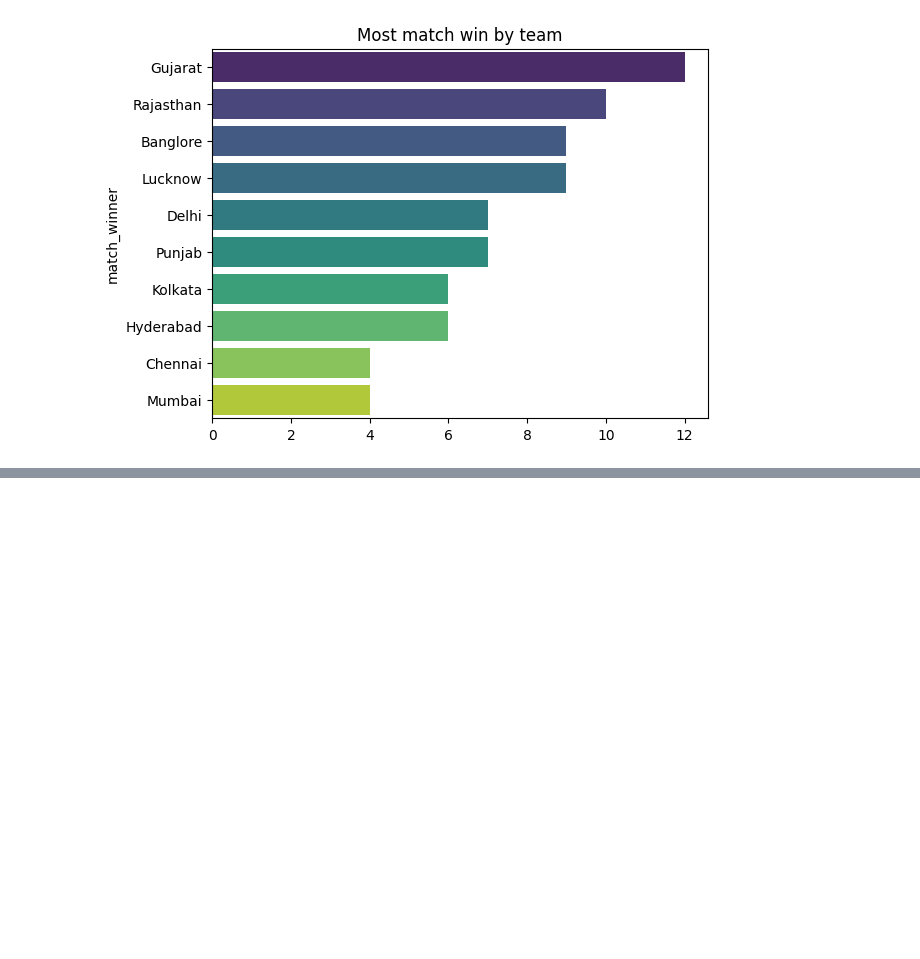
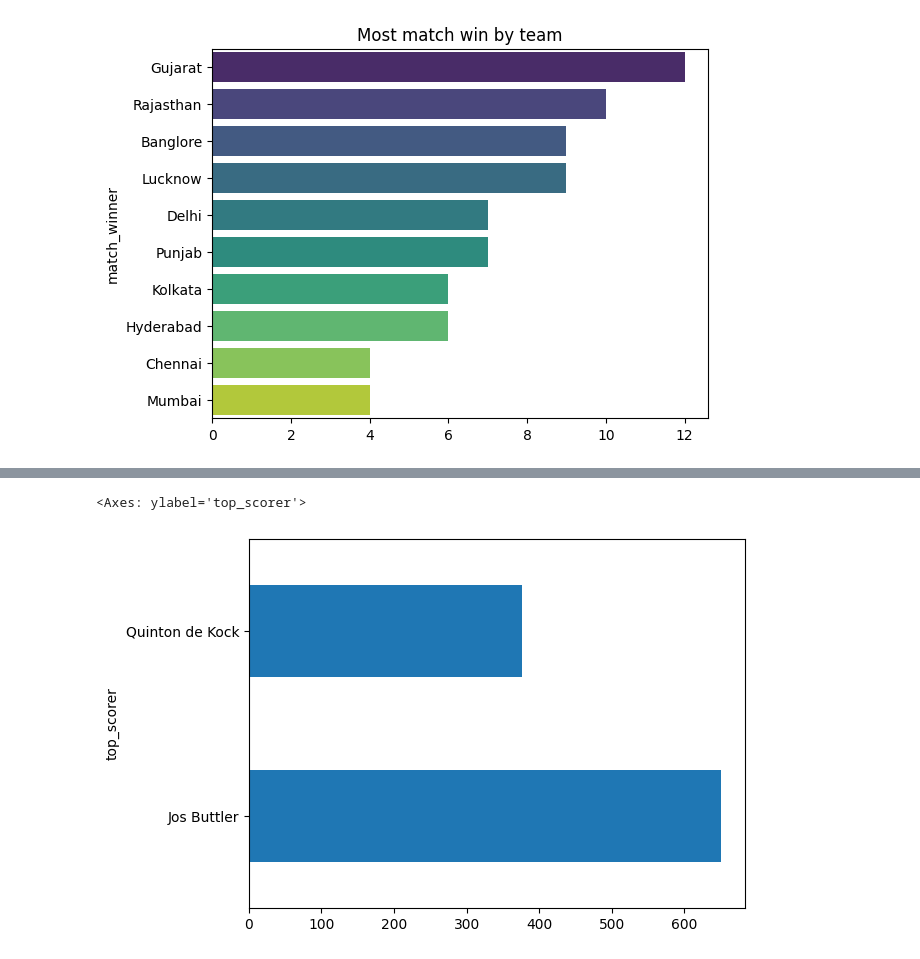
Before and after one commit to iamahnaf/Data-Science-Practice, a Jupyter notebook: capstone/ipl_captsone_project.ipynb, the cells around one changed output, grey strips where cells are left out. Saved outputs shown, nothing was run; the diff lists cells and outputs as text; code cells hidden in the pictures; blank space fills up the shorter version.

```diff
--- a/capstone/ipl_captsone_project.ipynb
+++ b/capstone/ipl_captsone_project.ipynb
@@ -92,0 +148,5 @@ Text(0.5, 1.0, 'Most match win by team')
+# %%
+high.plot(kind='barh')
+# %% [output]
+<Axes: ylabel='top_scorer'>
+[figure, added]
```
Also changed, not shown: parts of 11 cells of this notebook.
